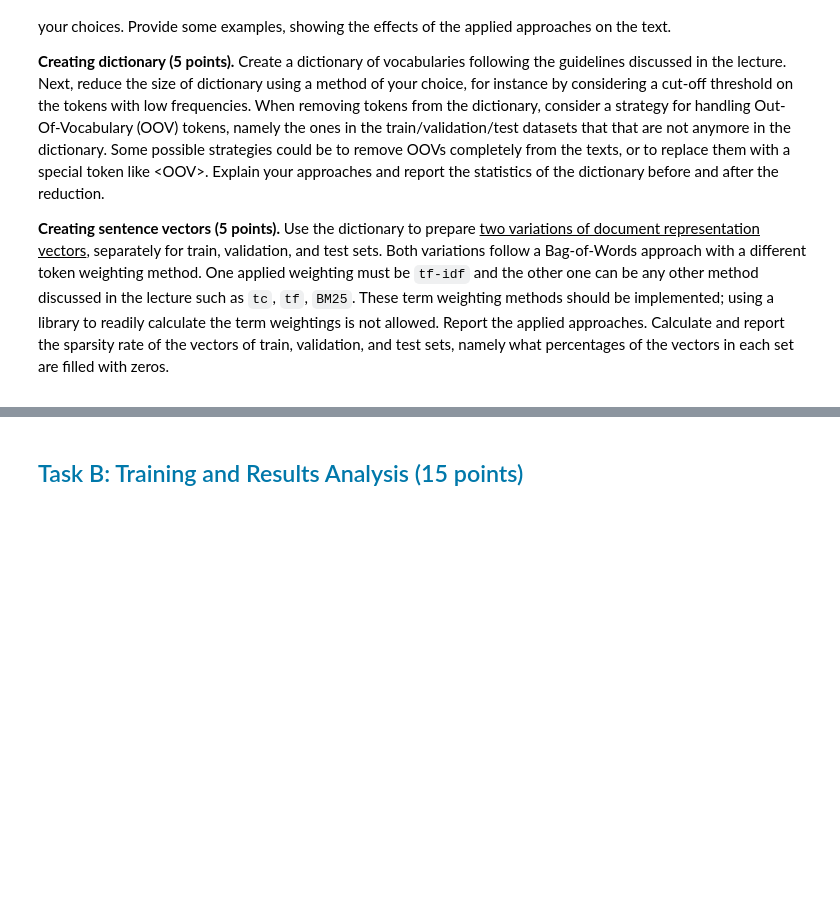
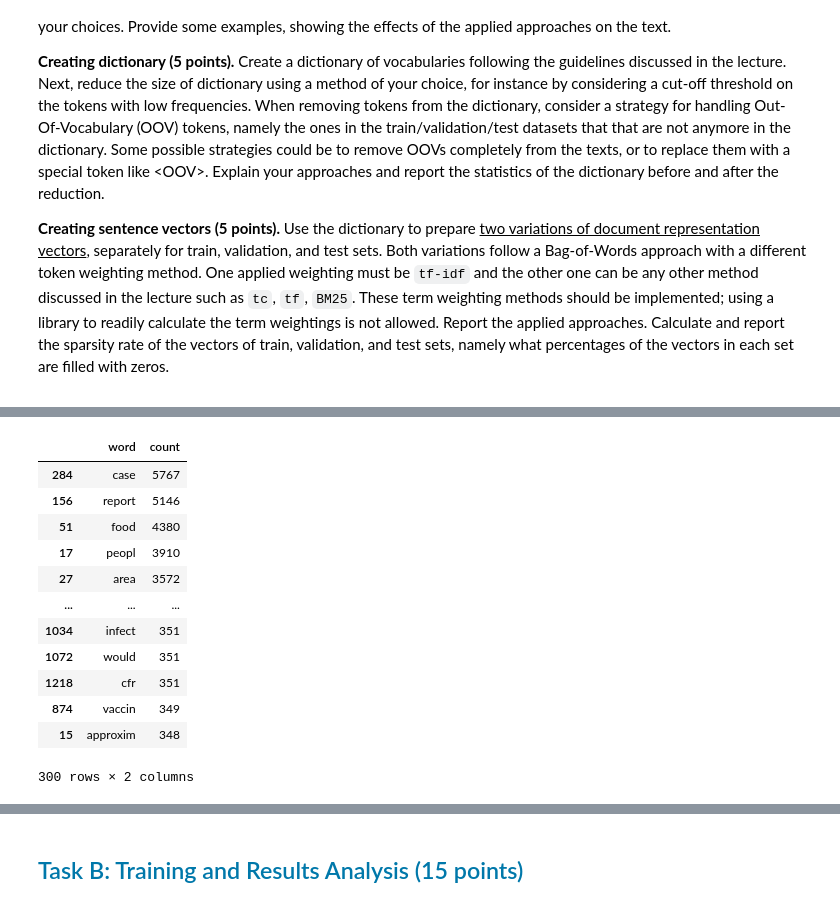
Before and after one commit to ozoin/NLP_Project, a Jupyter notebook: Assignment1.ipynb, the cells around one changed output, grey strips where cells are left out. Cells and saved outputs as stored; diff of their text form; code cells hidden in the pictures; blank space fills up the shorter version.

```diff
--- a/Assignment1.ipynb
+++ b/Assignment1.ipynb
@@ -161,0 +181,17 @@ df_valid_prepr = preprocessing(df_valid)
+# %%
+dict_full, dict_cut = create_vocab_dict(topN=300)
+dict_cut
+# %% [output]
+|  | word | count |
+| 284 | case | 5767 |
+| 156 | report | 5146 |
+| 51 | food | 4380 |
+| 17 | peopl | 3910 |
+| 27 | area | 3572 |
+| ... | ... | ... |
+| 1034 | infect | 351 |
+| 1072 | would | 351 |
+| 1218 | cfr | 351 |
+| 874 | vaccin | 349 |
+| 15 | approxim | 348 |
+300 rows × 2 columns
```
Also changed, not shown: parts of 15 cells of this notebook.
